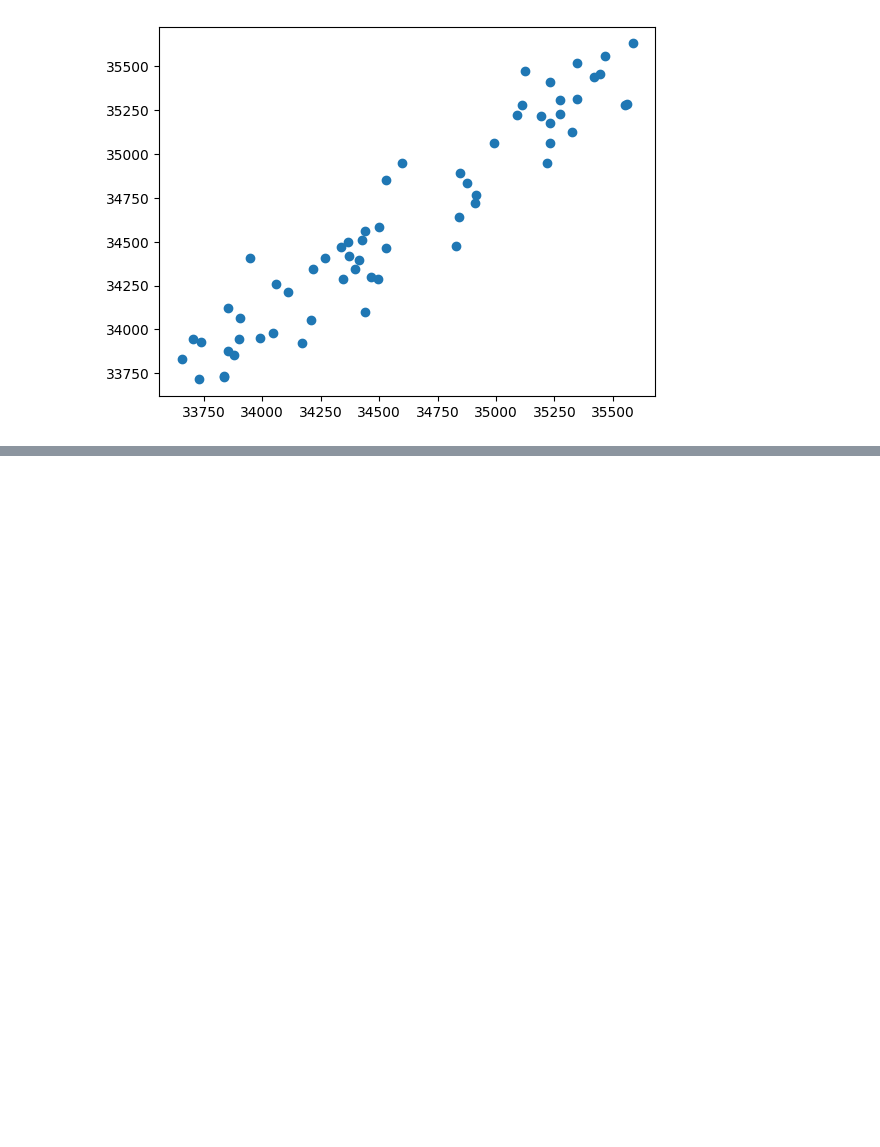
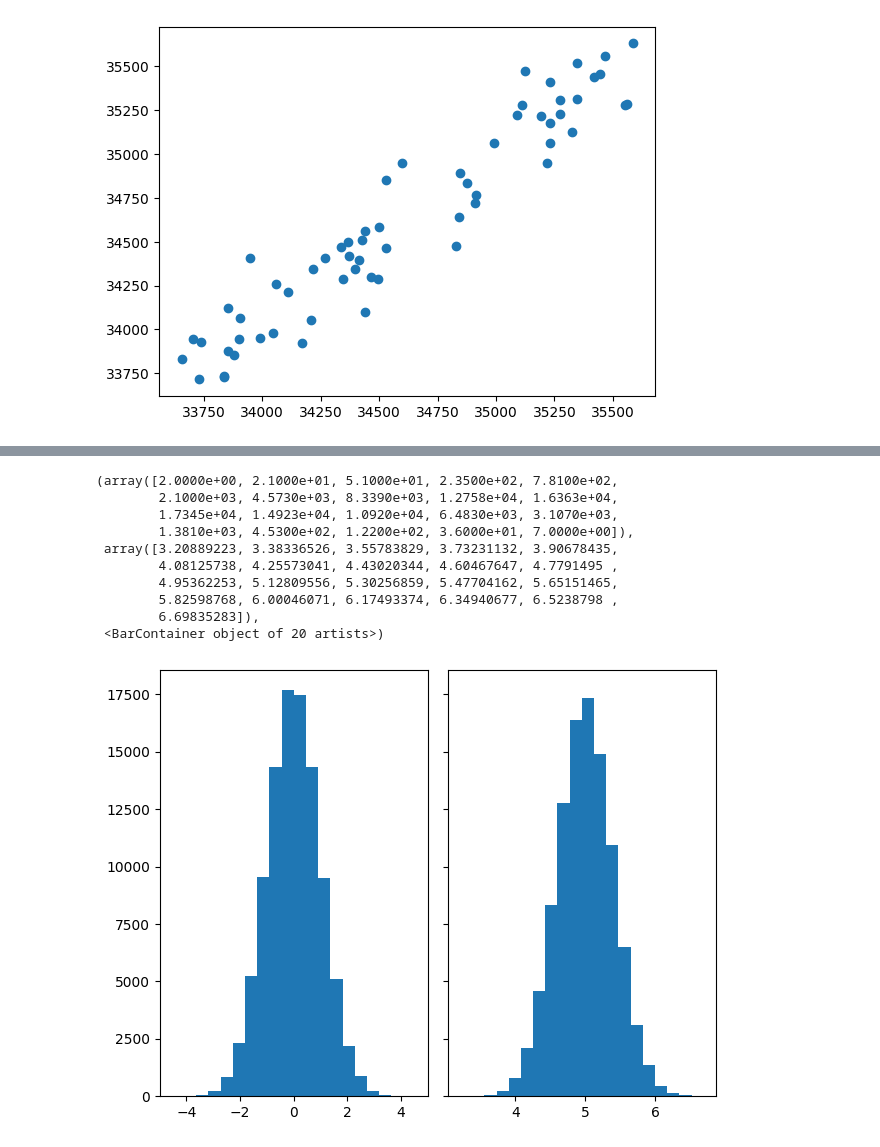
Before and after one commit to Pankaj-Str/Complete-Python-Mastery, a Jupyter notebook: Matplotlib-Python/Casestudy.ipynb, the cells around one changed output, grey strips where cells are left out. Cells and saved outputs as stored; diff of their text form; code cells hidden in the pictures; blank space fills up the shorter version.

```diff
--- a/Matplotlib-Python/Casestudy.ipynb
+++ b/Matplotlib-Python/Casestudy.ipynb
@@ -170,0 +219,34 @@ plt.savefig('OpenClose.png')
+# %%
+import matplotlib.pyplot as plt
+import numpy as np
+
+from matplotlib import colors
+from matplotlib.ticker import PercentFormatter
+
+# Create a random number generator with a fixed seed for reproducibility
+rng = np.random.default_rng(19680801)
+# %%
+N_points = 100000
+n_bins = 20
+
+# Generate two normal distributions
+dist1 = rng.standard_normal(N_points)
+dist2 = 0.4 * rng.standard_normal(N_points) + 5
+
+fig, axs = plt.subplots(1, 2, sharey=True, tight_layout=True)
+
+# We can set the number of bins with the *bins* keyword argument.
+axs[0].hist(dist1, bins=n_bins)
+axs[1].hist(dist2, bins=n_bins)
+# %% [output]
+(array([2.0000e+00, 2.1000e+01, 5.1000e+01, 2.3500e+02, 7.8100e+02,
+        2.1000e+03, 4.5730e+03, 8.3390e+03, 1.2758e+04, 1.6363e+04,
+        1.7345e+04, 1.4923e+04, 1.0920e+04, 6.4830e+03, 3.1070e+03,
+        1.3810e+03, 4.5300e+02, 1.2200e+02, 3.6000e+01, 7.0000e+00]),
+ array([3.20889223, 3.38336526, 3.55783829, 3.73231132, 3.90678435,
+        4.08125738, 4.25573041, 4.43020344, 4.60467647, 4.7791495 ,
+        4.95362253, 5.12809556, 5.30256859, 5.47704162, 5.65151465,
+        5.82598768, 6.00046071, 6.17493374, 6.34940677, 6.5238798 ,
+        6.69835283]),
+ <BarContainer object of 20 artists>)
+[figure, added]
```
Also changed, not shown: parts of 4 cells of this notebook.
